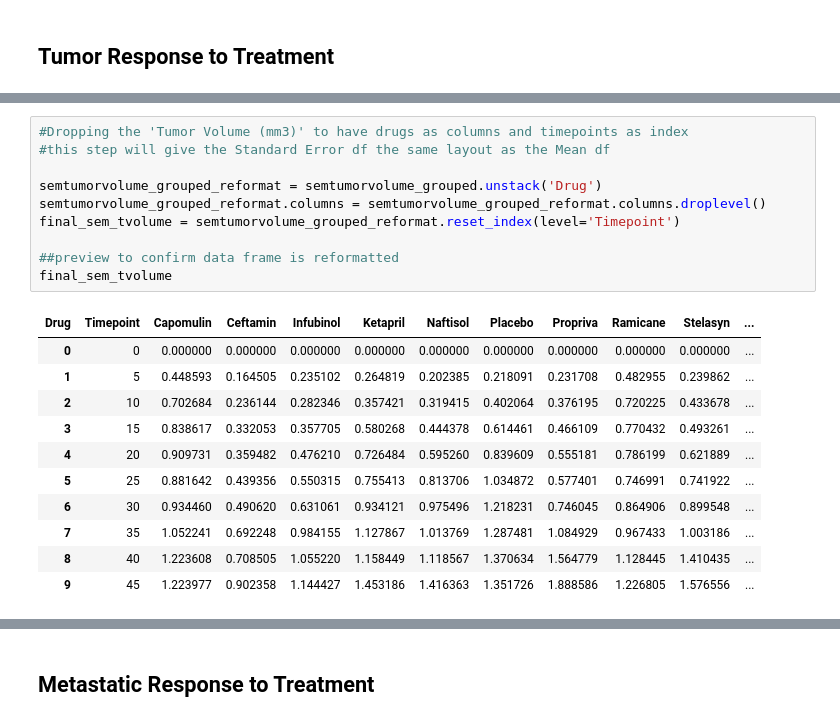
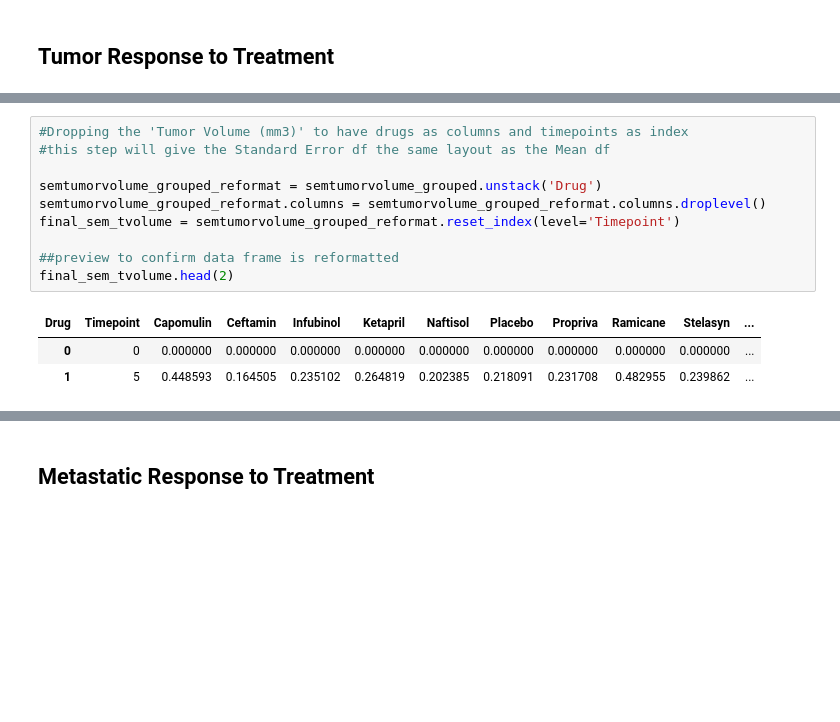
Before and after one commit to Yashwinie/bootcampspot-homework, a Jupyter notebook: mathplotlib-challenge/Pymaceuticals/Pymaceuticals_YSS.ipynb, the cells around one changed output, grey strips where cells are left out. Drawn from its saved outputs; the diff is of its cells as text; blank space fills up the shorter version.

```diff
--- a/mathplotlib-challenge/Pymaceuticals/Pymaceuticals_YSS.ipynb
+++ b/mathplotlib-challenge/Pymaceuticals/Pymaceuticals_YSS.ipynb
@@ -89,24 +76,16 @@ final_mean_tvolume
 # %%
 #Dropping the 'Tumor Volume (mm3)' to have drugs as columns and timepoints as index
 #this step will give the Standard Error df the same layout as the Mean df
 
 semtumorvolume_grouped_reformat = semtumorvolume_grouped.unstack('Drug')
 semtumorvolume_grouped_reformat.columns = semtumorvolume_grouped_reformat.columns.droplevel()
 final_sem_tvolume = semtumorvolume_grouped_reformat.reset_index(level='Timepoint')
 
 ##preview to confirm data frame is reformatted
-final_sem_tvolume
+final_sem_tvolume.head(2)
 # %% [output]
 | Drug | Timepoint | Capomulin | Ceftamin | Infubinol | Ketapril | Naftisol | Placebo | Propriva | Ramicane | Stelasyn | ... |
 | 0 | 0 | 0.000000 | 0.000000 | 0.000000 | 0.000000 | 0.000000 | 0.000000 | 0.000000 | 0.000000 | 0.000000 | ... |
 | 1 | 5 | 0.448593 | 0.164505 | 0.235102 | 0.264819 | 0.202385 | 0.218091 | 0.231708 | 0.482955 | 0.239862 | ... |
-| 2 | 10 | 0.702684 | 0.236144 | 0.282346 | 0.357421 | 0.319415 | 0.402064 | 0.376195 | 0.720225 | 0.433678 | ... |
-| 3 | 15 | 0.838617 | 0.332053 | 0.357705 | 0.580268 | 0.444378 | 0.614461 | 0.466109 | 0.770432 | 0.493261 | ... |
-| 4 | 20 | 0.909731 | 0.359482 | 0.476210 | 0.726484 | 0.595260 | 0.839609 | 0.555181 | 0.786199 | 0.621889 | ... |
-| 5 | 25 | 0.881642 | 0.439356 | 0.550315 | 0.755413 | 0.813706 | 1.034872 | 0.577401 | 0.746991 | 0.741922 | ... |
-| 6 | 30 | 0.934460 | 0.490620 | 0.631061 | 0.934121 | 0.975496 | 1.218231 | 0.746045 | 0.864906 | 0.899548 | ... |
-| 7 | 35 | 1.052241 | 0.692248 | 0.984155 | 1.127867 | 1.013769 | 1.287481 | 1.084929 | 0.967433 | 1.003186 | ... |
-| 8 | 40 | 1.223608 | 0.708505 | 1.055220 | 1.158449 | 1.118567 | 1.370634 | 1.564779 | 1.128445 | 1.410435 | ... |
-| 9 | 45 | 1.223977 | 0.902358 | 1.144427 | 1.453186 | 1.416363 | 1.351726 | 1.888586 | 1.226805 | 1.576556 | ... |
 # %%
 # Generate the Plot (with Error Bars)
```
Also changed, not shown: parts of 13 cells of this notebook.
